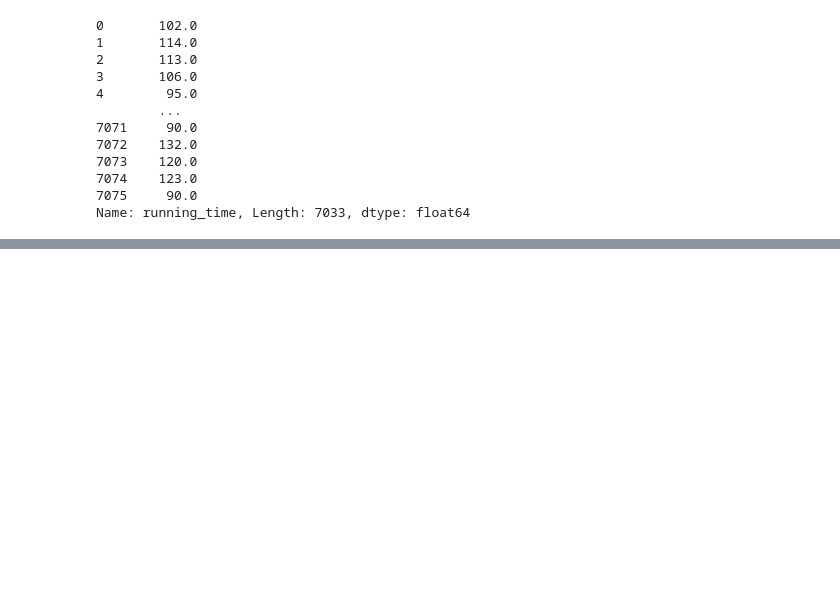
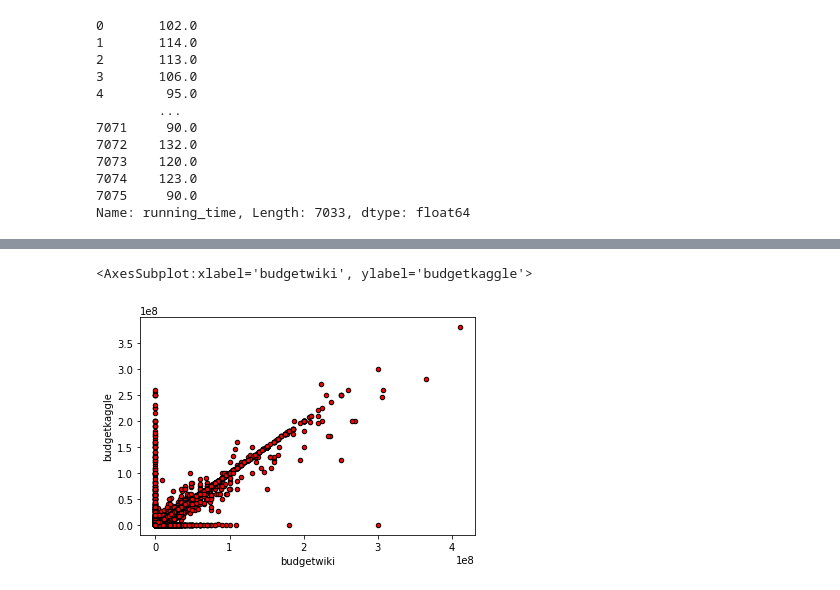
Before and after one commit to Tracari/Movies-ETL, a Jupyter notebook: wiki_movies_raw.ipynb, the cells around one changed output, grey strips where cells are left out. Cells and saved outputs as stored; diff of their text form; code cells hidden in the pictures; blank space fills up the shorter version.

```diff
--- a/wiki_movies_raw.ipynb
+++ b/wiki_movies_raw.ipynb
@@ -788,0 +977,6 @@ wiki_movies_df.drop('Running time', axis=1, inplace=True)
+# %%
+# Use scatter plot to compare duplicate 'budget columns'
+movies_df.fillna(0).plot(x='budgetwiki', y='budgetkaggle', kind='scatter', color='red', edgecolor='black')
+# %% [output]
+<AxesSubplot:xlabel='budgetwiki', ylabel='budgetkaggle'>
+[figure, added]
```
Also changed, not shown: parts of 39 cells of this notebook.
